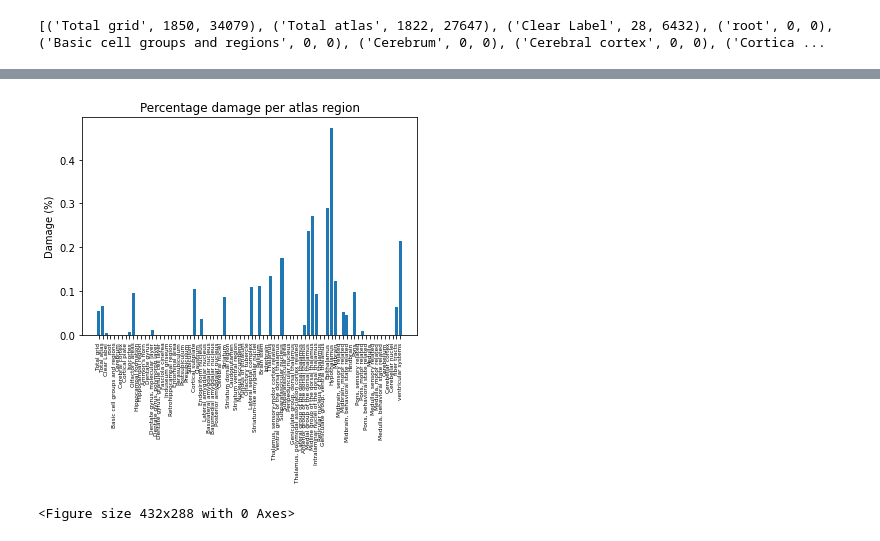
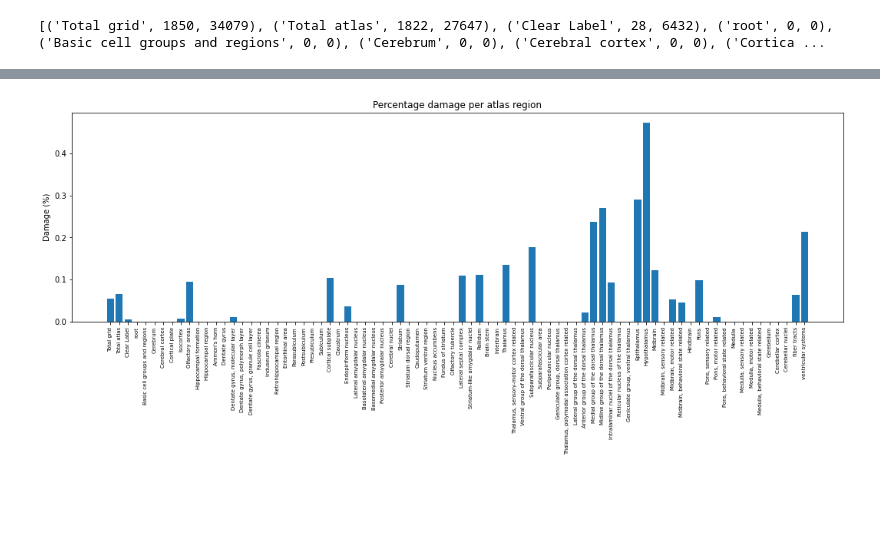
Before and after one commit to sharoncy/PythonPractise, a Jupyter notebook: QCAlign_calculations/QCAlign_CalcDamage_final.ipynb, the cells around one changed output, grey strips where cells are left out. Drawn from its saved outputs; the diff is of its cells as text; code cells hidden in the pictures; blank space fills up the shorter version.

Commit message:
Improve the graph

```diff
--- a/QCAlign_calculations/QCAlign_CalcDamage_final.ipynb
+++ b/QCAlign_calculations/QCAlign_CalcDamage_final.ipynb
@@ -132,6 +116,9 @@ RangeIndex(start=0, stop=400, step=1)
 # %%
+# index into the dataframe to create series with counts of N/A markers per region
+
 region_non_app = csv.iloc[::5,3]
-region_non_app
+region_na = list(region_non_app) # convert to a list
+region_na
 
 
 #region_total_count = region_non_app + region_damaged
@@ -152,4 +144,7 @@ Name: Total, Length: 80, dtype: int64
 # %%
+# index into the dataframe to create series with counts of damage markers per region
+
 region_damaged = csv.iloc[4::5,3]
-region_damaged
+region_damage = list(region_damaged)
+region_damage
 # %% [output]
@@ -168,3 +168,3 @@ Name: Total, Length: 80, dtype: int64
 # %%
 region_name = csv.iloc[::5,1]
-region_name
+regions = list(region_name) # quickest way to convert from pandas.series to a list
@@ -204,14 +191,14 @@ list(region_name) # this is an easy way to convert from pandas.series to a list.
 # %%
 #Create three lists with the region names, counts for N/A, and counts for damage.
 
-regions = [value for value in region_name] # this is list comprehension
-print(regions)
+#regions = [value for value in region_name] # this is list comprehension
+#print(regions)
 
-region_na = [value for value in region_non_app]
-print(region_na)
+#region_na = [value for value in region_non_app]
+#print(region_na)
 
-region_damage = [value for value in region_damaged]
-print(region_damage)
+#region_damage = [value for value in region_damaged]
+#print(region_damage)
 
 #for value in region_non_app:
     #region_na.append(value)
@@ -289,16 +269,14 @@ perc_region_damage
 # %%
 import matplotlib.pyplot as plt
 
-fig, ax = plt.subplots()
+fig, ax = plt.subplots(figsize=(18,5))
 ax.bar(regions, perc_region_damage)
 
 ax.set_ylabel('Damage (%)')
 ax.set_title('Percentage damage per atlas region')
-plt.xticks(rotation = "vertical",fontsize = "xx-small")
+plt.xticks(rotation = "vertical",fontsize = "x-small")
 
-
+plt.savefig("Percentage_damage_per_region.svg", bbox_inches = "tight")
 plt.show()
-plt.savefig("Percentage_damage_per_region.svg", bbox_inches = "tight")
 # %% [output]
-[figure, old version]
+[figure, new version]
-<Figure size 432x288 with 0 Axes>
```
Also changed, not shown: parts of 25 cells of this notebook, 4 other files.
